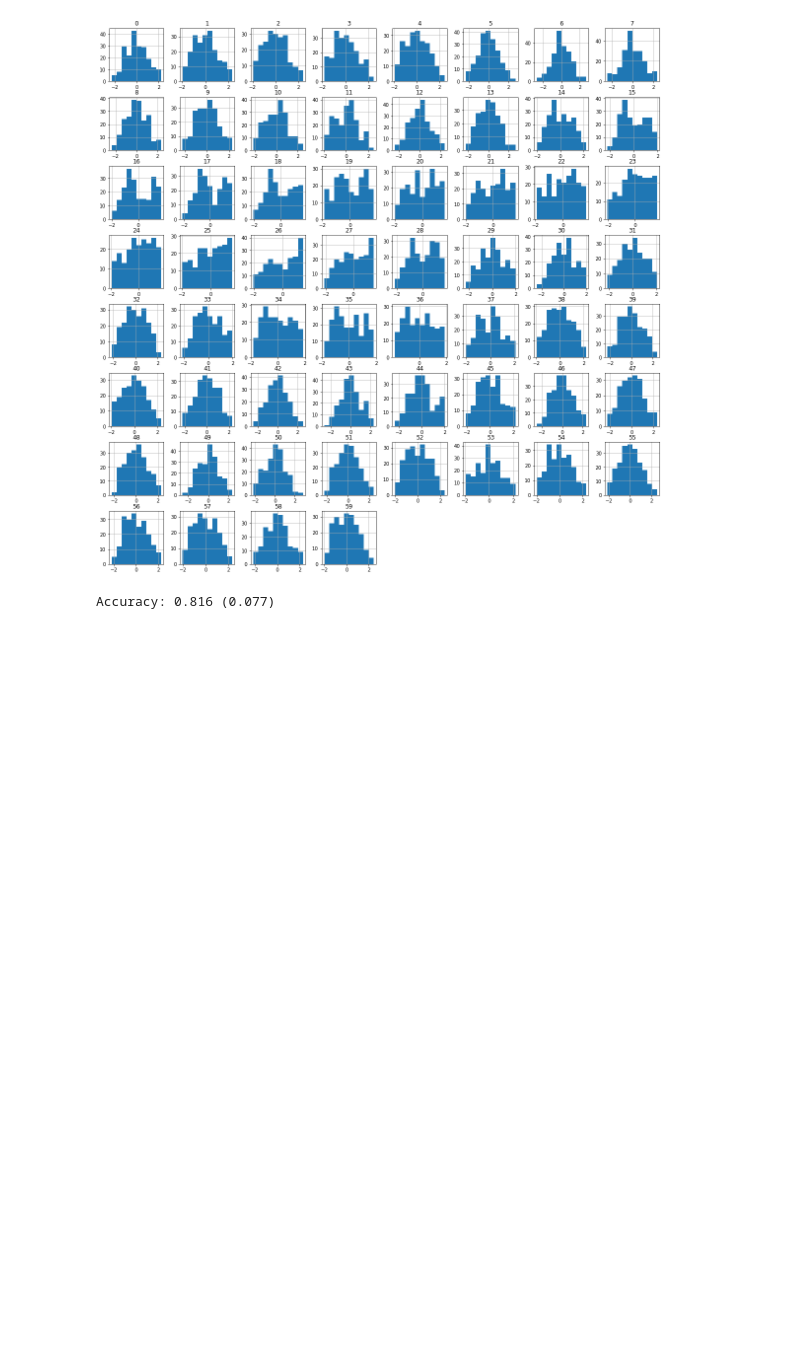
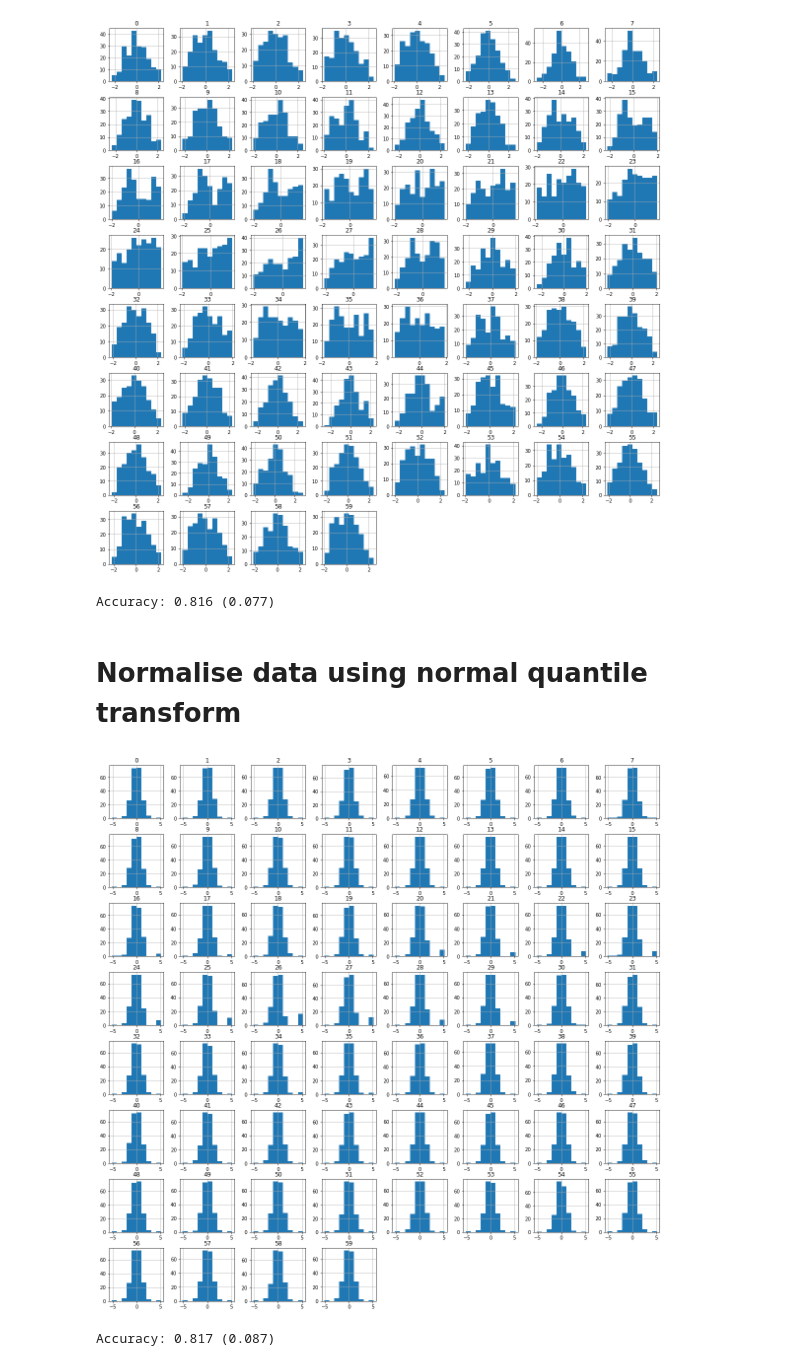
Before and after one commit to charlesdethibault/my-portfolio, a Jupyter notebook: power-quantile-transforms.ipynb, the cells around one changed output. Drawn from its saved outputs; the diff is of its cells as text; code cells hidden in the pictures; blank space fills up the shorter version.

```diff
--- a/power-transforms.ipynb
+++ b/power-quantile-transforms.ipynb
@@ -183,3 +185,52 @@ print('Accuracy: %.3f (%.3f)' % (mean(n_scores), std(n_scores)))
 # %% [output]
 [figure]
 Accuracy: 0.816 (0.077)
+# %% [markdown]
+# Normalise data using normal quantile transform
+# %%
+# evaluate knn on the sonar dataset with normal quantile transform
+from numpy import mean
+from numpy import std
+from pandas import read_csv
+from sklearn.model_selection import cross_val_score
+from sklearn.model_selection import RepeatedStratifiedKFold
+from sklearn.neighbors import KNeighborsClassifier
+from sklearn.preprocessing import LabelEncoder
+from sklearn.preprocessing import QuantileTransformer
+from sklearn.pipeline import Pipeline
+from matplotlib import pyplot
+from pandas import DataFrame
+# load dataset
+url = "https://raw.githubusercontent.com/jbrownlee/Datasets/master/sonar.csv"
+dataset = read_csv(url, header=None)
+# retrieve just the numeric input values
+data = dataset.values[:, :-1]
+# perform a normal quantile transform of the dataset
+trans = QuantileTransformer(n_quantiles=100, output_distribution='normal')
+data = trans.fit_transform(data)
+# convert the array back to a dataframe
+dataset = DataFrame(data)
+# histograms of the variables
+dataset.hist(figsize=(20,20))
+pyplot.show()
+# load dataset
+url = "https://raw.githubusercontent.com/jbrownlee/Datasets/master/sonar.csv"
+dataset = read_csv(url, header=None)
+data = dataset.values
+# separate into input and output columns
+X, y = data[:, :-1], data[:, -1]
+# ensure inputs are floats and output is an integer label
+X = X.astype('float32')
+y = LabelEncoder().fit_transform(y.astype('str'))
+# define the pipeline
+trans = QuantileTransformer(n_quantiles=100, output_distribution='normal')
+model = KNeighborsClassifier()
+pipeline = Pipeline(steps=[('t', trans), ('m', model)])
+# evaluate the pipeline
+cv = RepeatedStratifiedKFold(n_splits=10, n_repeats=3, random_state=1)
+n_scores = cross_val_score(pipeline, X, y, scoring='accuracy', cv=cv, n_jobs=-1, error_score='raise')
+# report pipeline performance
+print('Accuracy: %.3f (%.3f)' % (mean(n_scores), std(n_scores)))
+# %% [output]
+[figure, added]
+Accuracy: 0.817 (0.087)
```
Also changed, not shown: parts of 5 cells of this notebook, 2 other files.
